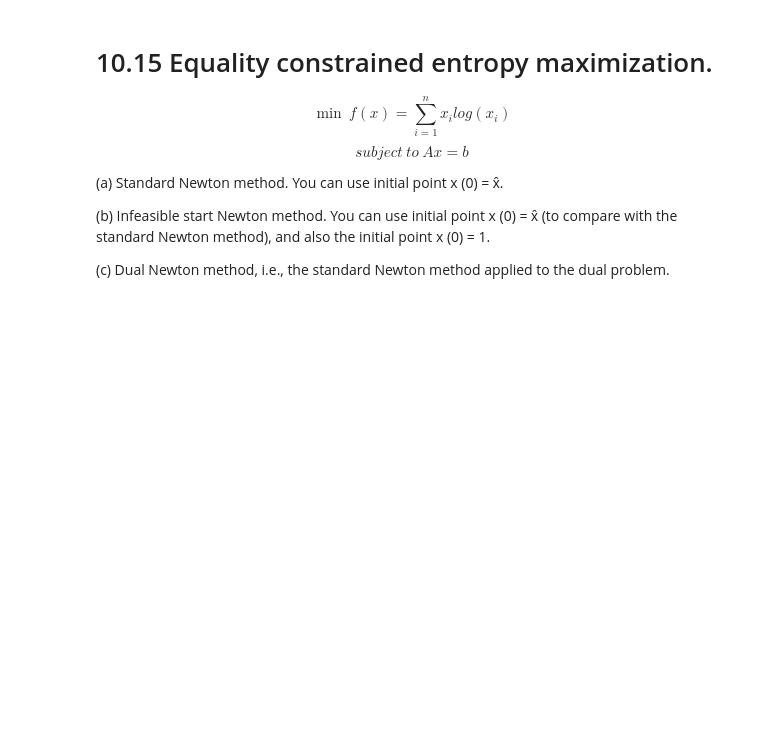
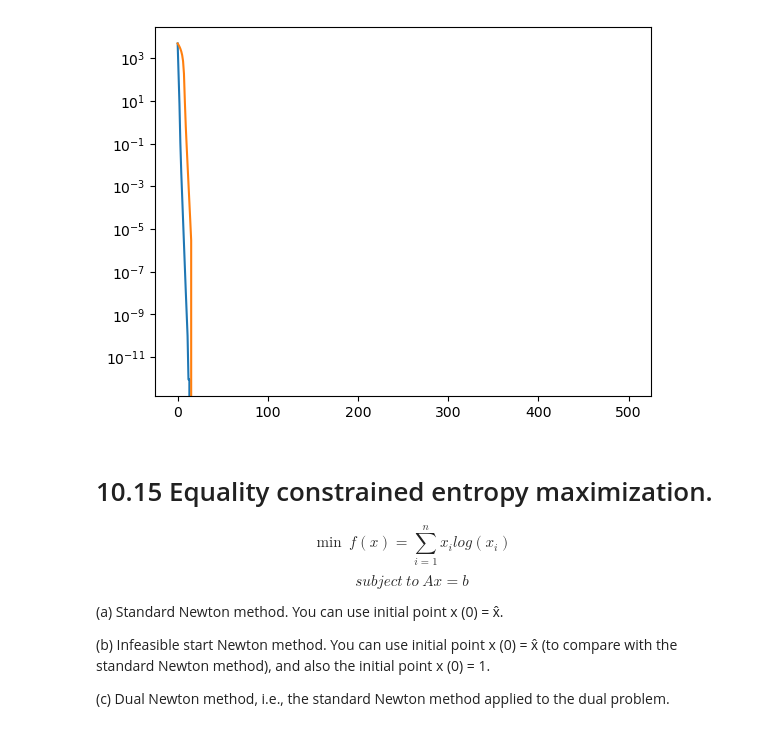
Before and after one commit to jsiloto/uci-cs206, a Jupyter notebook: CS206_Assignment_4.ipynb, the cells around one changed output. Cells and saved outputs as stored; diff of their text form; code cells hidden in the pictures; blank space fills up the shorter version.

```diff
--- a/CS206_Assignment_4.ipynb
+++ b/CS206_Assignment_4.ipynb
@@ -35,32 +34,94 @@ $$\nabla^2 f(x)=
 \end{bmatrix}
 $$
 # %%
+m = 1000
+n = 500
+
 A = np.random.rand(m, n)
+A = np.abs(A)
+
 
 def f(x):
-    y = []
-    for i in range(n):
-        yi = -sum(log(1-A[i].dot(x))) - sum(log(1-x[i]**2))
-        y.append(yi)
-    return np.array(y)
+    return -sum(np.log(1-A@x)) - sum(np.log(1-x**2))
 
 def df(x):
-    y = []
-    for i in range(n):
-        yi = -sum(log(1-A[i].dot(x))) - sum(log(1-x[i]**2))
-        y.append(yi)
-    return np.array(y)
+    return A.T@(1/(1-A@x)) + 2*x/(1-x**2)
+
+def ddf(x):
+    return (1/(1-A@x)**2) * A.T@A + 2*np.diag((1+x)/(1-x**2)**2)
 # %%
-def gradient_descent(f, df, alpha, beta):
+MAXIT=500
+
+
+def gradient_descent(f, df, alpha, beta, x0):
     eta=1e-5 # Stopping criterion
+    x_k = [x0]
+    t_k = []
+    x = x0
+    for i in range(MAXIT):
 
-    while df(x) < eta:
         # 1. Determine a descent direction ∆x
-        deltax = df(x)
+        deltax = -df(x)
         # 2. Line search: choose a step size t > 0
-        while f(x + t*deltax) > f(x) + alpha*t*df(x)*deltax:
+        t = 1.0
+        #2.1 Guarantee x in dom f(x)
+        while np.isnan(f(x+t*deltax)):
+            t = beta*t
+        #2.2 Backtrack
+        while f(x + t*deltax) > f(x) + alpha*t*df(x)@deltax:
                 t = beta*t
         # 3. Update: x := x + t∆x
-        x = x + t*df(x)
+        x = x + t*deltax
+        x_k.append(x)
+        t_k.append(t)
+        if np.linalg.norm(df(x)) < eta:
+            break
 
-    return x, f(x)
+    return x_k, t_k, f(x)
+
+
+def newton_method(f, df, ddf, alpha, beta, x0):
+    epsilon = 1e-5
+    x_k = [x0]
+    t_k = []
+    x = x0
+    lambd = 1e10
+    for i in range(MAXIT):
+        # 1. Determine a descent direction ∆x
+        deltax = -inv(ddf(x))@df(x)
+        lambd = -df(x)@deltax
+        # 2. Line search: choose a step size t > 0
+        t = 1.0
+        #2.1 Guarantee x in dom f(x)
+        while np.isnan(f(x+t*deltax)):
+            t = beta*t
+
+        #2.2 Backtrack
+        while f(x + t*deltax) > f(x) + alpha*t*df(x)@deltax:
+                t = beta*t
+
+        # 3. Update: x := x + t∆x
+        x = x + t*deltax
+        x_k.append(x)
+        t_k.append(t)
+        if lambd/2 < epsilon:
+            break
+
+    return x_k, t_k, f(x)
+
+
+x0 = np.abs(np.random.rand(n))/100
+x0 = np.zeros(n)
+alpha = 0.01
+beta = 0.25
+
+x_k, t_k, f_star = gradient_descent(f, df, alpha, beta, x0)
+fk = [f(x) for x in x_k]
+plt.semilogy(fk-f_star)
+print(f_star)
+
+x_k, t_k, f_star = newton_method(f, df, ddf, alpha, beta, x0)
+fk = [f(x) for x in x_k]
+plt.semilogy(fk-f_star)
+print(f_star)
+# %% [output]
@@ -66,0 +130 @@ def gradient_descent(f, df, alpha, beta):
+[figure, added]
```
Also changed, not shown: parts of 8 cells of this notebook.
